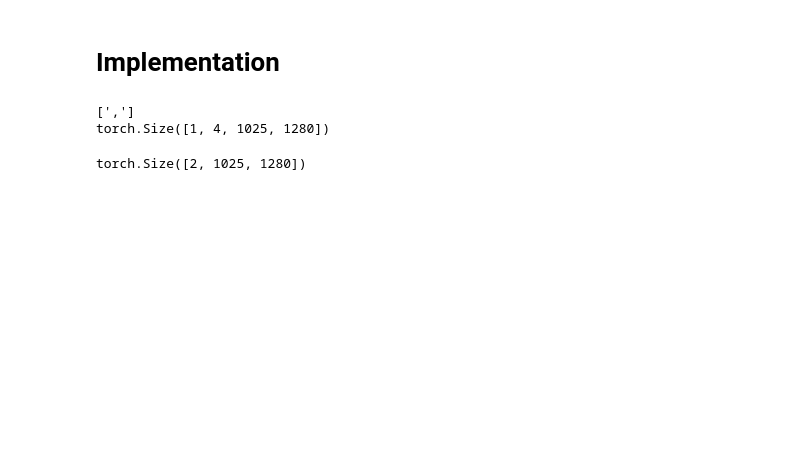
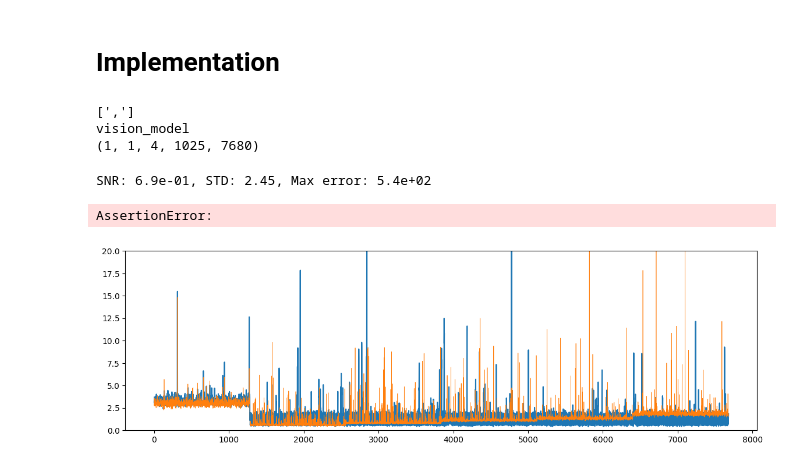
Before and after one commit to graphcore-research/llama-mobile-vlm, a Jupyter notebook: 20241022-MllamaExample/Analysis.ipynb, the cells around one changed output. Saved outputs shown, nothing was run; the diff lists cells and outputs as text; code cells hidden in the pictures; blank space fills up the shorter version.

```diff
--- a/20241022-MllamaExample/Analysis.ipynb
+++ b/20241022-MllamaExample/Analysis.ipynb
@@ -184,11 +185,14 @@ for s in tracker:
 # %% [markdown]
 # Implementation
 # %%
-# reference
-with torch.no_grad(), tensor_tracker.track(model, include="^vision_model.layernorm_pre$") as tracker:
+# Reference
+# vision_model.transformer.layers.(\\d+)
+with torch.no_grad(), tensor_tracker.track(model, include="^" + "vision_model" + "$") as tracker:
     out = model(**inputs_hf)
     print(processor.tokenizer.convert_ids_to_tokens(out.logits[0, -1:].argmax(-1)))
-print(tracker[0].value.shape)
+print(tracker[0].name)
+print(tuple(tracker[0].value["last_hidden_state"].shape))
 # %% [output]
 [',']
-torch.Size([1, 4, 1025, 1280])
+vision_model
+(1, 1, 4, 1025, 7680)
@@ -201,12 +199,55 @@ inputs = M.get_inputs(config, torch.tensor(np.array(image)))
-# %%
-patches = F.conv2d(
-    inputs.image, params.patch_embedding, stride=config.patch_size,
-).flatten(start_dim=-2).transpose(-1, -2)
-patches += params.vision_positional_embedding[inputs.aspect_ratio_id, :patches.shape[0]]
-patches = torch.cat([params.vision_class_embedding[inputs.aspect_ratio_id, :patches.shape[0]].unsqueeze(-2), patches], dim=-2)
-patches = M.layer_norm(patches, params.vision_pre_norm)
-
-print(patches.shape)
-torch.testing.assert_close(patches, tracker[0].value.squeeze(0)[:patches.shape[0]])
-# %% [output]
-torch.Size([2, 1025, 1280])
+# %%
+import mllama as M
+
+config = M.config_from_huggingface(model.config, processor.image_processor)
+params = M.params_from_huggingface(config, model)
+inputs = M.get_inputs(config, torch.tensor(np.array(image)))
+
+with torch.no_grad():
+    # Image patching
+    patches = F.conv2d(
+        inputs.image, params.vision.patch_embedding, stride=config.patch_size,
+    ).flatten(start_dim=-2).transpose(-1, -2)
+    patches += params.vision.positional_embedding[inputs.aspect_ratio_id, :patches.shape[0]]
+    patches = torch.cat([params.vision.class_embedding[inputs.aspect_ratio_id, :patches.shape[0], None], patches], dim=-2)
+    patches = M.layer_norm(patches, params.vision.pre_norm)
+
+    # Pad and mask
+    npad = -(patches.shape[-2] % -8)
+    mask = F.pad(torch.ones(patches.shape[:-1], dtype=torch.bool), (0, npad)).flatten()
+    mask = (mask[:, None] | mask).float().log()
+    hidden = F.pad(patches, (0, 0, 0, npad)).flatten(end_dim=-2)
+
+    # 'Transformer' stack
+    hiddens_1 = M.vision_transformer(config.vision, params.vision.layers, hidden, attn_mask=mask)
+    hidden = hiddens_1[-1]
+
+    # Intermediate ops
+    hidden = M.layer_norm(hidden, params.vision.post_norm)
+    hidden.view(config.max_tiles, -1, config.vision.hidden_size).add_(params.vision.post_tile_embedding[inputs.aspect_ratio_id, :patches.shape[0], None])
+
+    # 'Global transformer' stack
+    hidden = M.vision_transformer(config.vision, params.vision.layers_2, hidden, attn_mask=mask)[-1]
+
+    # Remove padding
+    hidden = torch.concat(
+        [hidden] + [hiddens_1[t] for t in config.vision.taps], dim=-1
+    ).unflatten(0, [config.max_tiles, -1])[:, :patches.shape[-2]]
+
+expected = tracker[0].value["last_hidden_state"].squeeze()
+actual = hidden
+
+assert expected.shape == actual.shape, f"{expected.shape} != {actual.shape}"
+snr = expected.var() / (actual - expected).var()
+print(f"SNR: {snr:.1e}, STD: {expected.std():.2f}, Max error: {(actual - expected).abs().max():.1e}")
+assert snr > 1e6
+# %% [output]
+SNR: 6.9e-01, STD: 2.45, Max error: 5.4e+02
+AssertionError:
+# %%
+plt.figure(figsize=(14, 4))
+plt.plot(expected.std(dim=(0, 1)));
+plt.plot(actual.std(dim=(0, 1)), lw=.5);
+plt.ylim((0, 20));
+# %% [output]
+[figure, added]
```
Also changed, not shown: parts of 5 cells of this notebook, 1 other file.
